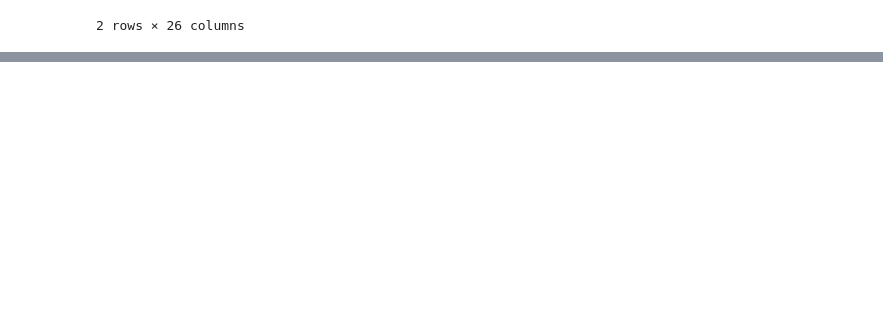
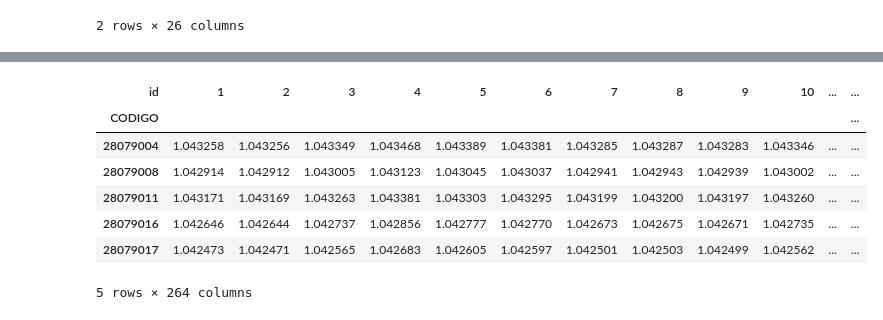
Before and after one commit to fserrey/biciMad, a Jupyter notebook: notebooks/biciMad_stations_exploration.ipynb, the cells around one changed output, grey strips where cells are left out. Saved outputs shown, nothing was run; the diff lists cells and outputs as text; code cells hidden in the pictures; blank space fills up the shorter version.

Commit message:
distance calculation based on radians

```diff
--- a/notebooks/biciMad_stations_exploration.ipynb
+++ b/notebooks/biciMad_stations_exploration.ipynb
@@ -127,5 +136,5 @@ air_Map
 # %%
 #hacer geopoints y hacer listado de puntos a max 15 m de distancia
 
-bici_points = gdf
+bici_points = geo
 air_points = gpd.GeoDataFrame(air_q_stations, geometry=gpd.points_from_xy(air_q_stations.LATITUD, air_q_stations.LONGITUD))
@@ -142,0 +153,6 @@ air_points.head(2)
+# %%
+df_pts_bikes = bici_points[["id", "name", "address", "total_bases", "geometry", "Latitude", "Longitude"]]
+df_pts_bikes.head()
+df_pts_air = air_points[["CODIGO", "ESTACION", "NOM_TIPO", "NO2", 'SO2', 'CO',
+       'PM10', 'PM2_5', 'O3', 'BTX', "LONGITUD", "LATITUD","geometry"]]
+df_pts_air.head()
@@ -142,0 +166,9 @@ air_points.head(2)
+# %%
+import numpy as np
+# add columns with radians for latitude and longitude
+df_pts_bikes[['lat_radians_','long_radians_']] = (
+    np.radians(df_pts_bikes.loc[:,['Latitude','Longitude']])
+)
+df_pts_air[['lat_radians_','long_radians_']] = (
+    np.radians(df_pts_air.loc[:,['LATITUD','LONGITUD']])
+)
@@ -142,0 +188,8 @@ air_points.head(2)
+# %%
+dist = sklearn.neighbors.DistanceMetric.get_metric('haversine')
+
+dist_matrix = (dist.pairwise
+    (df_pts_air[['lat_radians_','long_radians_']],
+     df_pts_bikes[['lat_radians_','long_radians_']])#*6371000
+)
+dist_matrix
@@ -142,0 +210,17 @@ air_points.head(2)
+# %%
+# Note that 6378 is the radius of the earth in km
+df_dist_matrix = (
+    pd.DataFrame(dist_matrix,
+                 index = df_pts_air['CODIGO'],
+                 columns = df_pts_bikes['id'])
+)
+df_dist_matrix.head()
+# %% [output]
+| id | 1 | 2 | 3 | 4 | 5 | 6 | 7 | 8 | 9 | 10 | ... | ... |
+| CODIGO |  |  |  |  |  |  |  |  |  |  |  | ... |
+| 28079004 | 1.043258 | 1.043256 | 1.043349 | 1.043468 | 1.043389 | 1.043381 | 1.043285 | 1.043287 | 1.043283 | 1.043346 | ... | ... |
+| 28079008 | 1.042914 | 1.042912 | 1.043005 | 1.043123 | 1.043045 | 1.043037 | 1.042941 | 1.042943 | 1.042939 | 1.043002 | ... | ... |
+| 28079011 | 1.043171 | 1.043169 | 1.043263 | 1.043381 | 1.043303 | 1.043295 | 1.043199 | 1.043200 | 1.043197 | 1.043260 | ... | ... |
+| 28079016 | 1.042646 | 1.042644 | 1.042737 | 1.042856 | 1.042777 | 1.042770 | 1.042673 | 1.042675 | 1.042671 | 1.042735 | ... | ... |
+| 28079017 | 1.042473 | 1.042471 | 1.042565 | 1.042683 | 1.042605 | 1.042597 | 1.042501 | 1.042503 | 1.042499 | 1.042562 | ... | ... |
+5 rows × 264 columns
```
Also changed, not shown: parts of 32 cells of this notebook, 1 other file.
